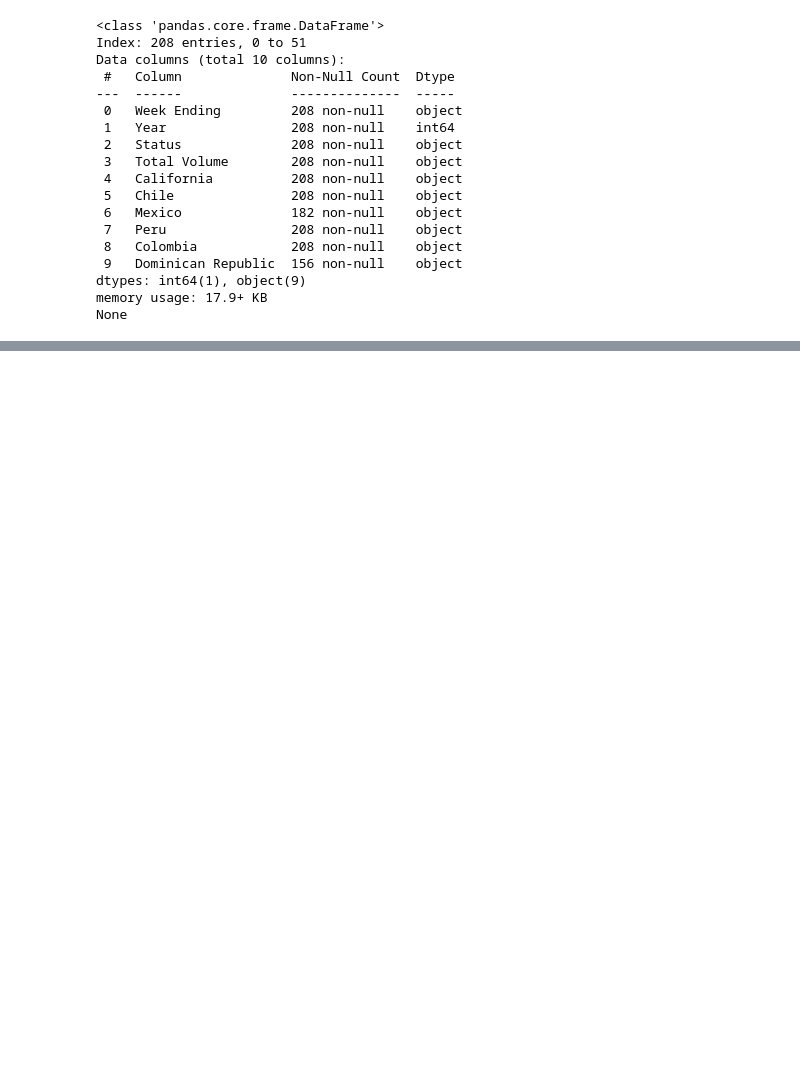
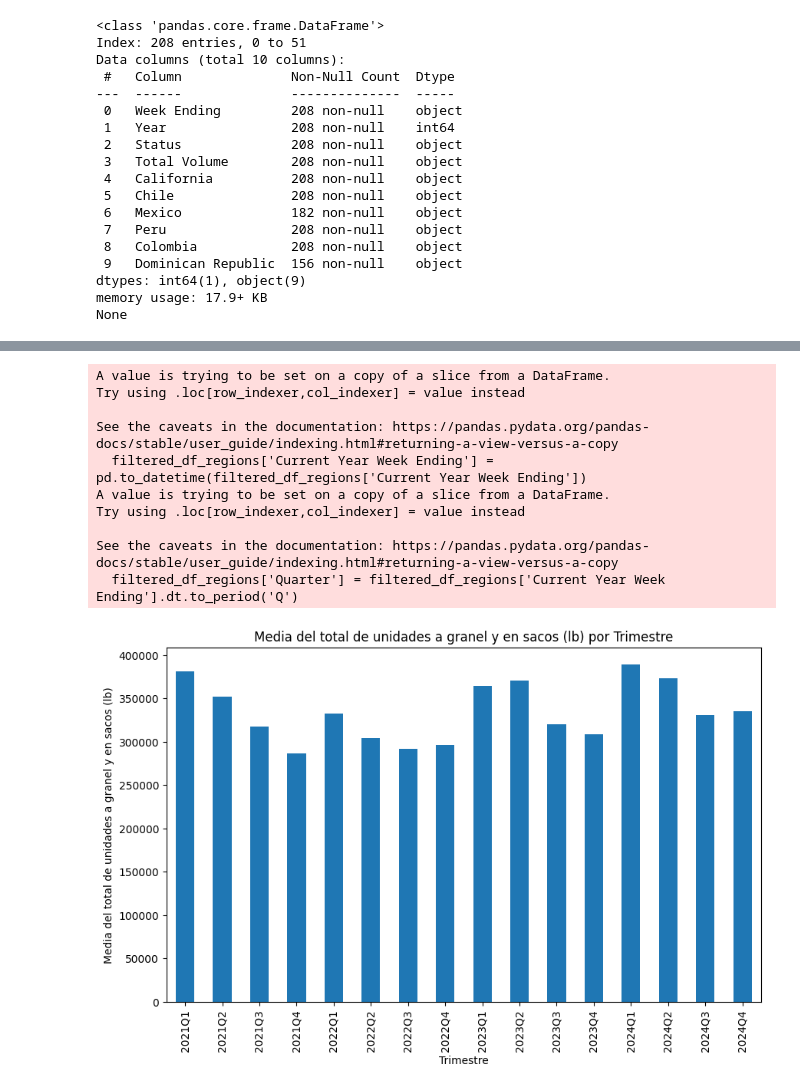
Before and after one commit to arboldeku/Avocado-2.0, a Jupyter notebook: code/import.ipynb, the cells around one changed output, grey strips where cells are left out. Cells and saved outputs as stored; diff of their text form; code cells hidden in the pictures; blank space fills up the shorter version.

```diff
--- a/code/import.ipynb
+++ b/code/import.ipynb
@@ -178,3 +178,26 @@ Bivariado
 Trimestre vs Total Volumne (venta)
 Regiones vs Total volumen (venta)
 Trimestre vs AVG precio
+# %%
+import pandas as pd
+import matplotlib.pyplot as plt
+
+merged_df = pd.read_csv('../dataset/merged_df.csv')
+
+cities = ['Albany', 'Atlanta', 'Boise', 'Boston', 'Charlotte', 'Chicago', 'Columbus',
+          'Denver', 'Detroit', 'Grand Rapids', 'Houston', 'Indianapolis', 'Jacksonville',
+          'Las Vegas', 'Los Angeles', 'Louisville', 'Nashville', 'New York', 'Orlando',
+          'Philadelphia', 'Pittsburgh', 'Providence', 'Portland', 'Roanoke', 'Sacramento',
+          'San Diego', 'San Francisco', 'Seattle', 'Spokane', 'St. Louis', 'Syracuse',
+          'Tampa', 'Toledo', 'Wichita']
+
+regions = ['Baltimore/Washington', 'Birmingham/Montgomery', 'Buffalo/Rochester',
+           'Cincinnati/Dayton', 'Dallas/Ft. Worth', 'Harrisburg/Scranton',
+           'Hartford/Springfield', 'Miami/Ft. Lauderdale', 'New Orleans/Mobile',
+           'Northern New England', 'Peoria/Springfield', 'Phoenix/Tucson',
+           'Raleigh/Greensboro', 'Richmond/Norfolk', 'South Carolina', 'West Tex/New Mexico']
+
+greaterregions = ['California', 'Great Lakes', 'Midsouth', 'Northeast', 'Plains',
+                  'South Central', 'Southeast', 'West']
+
+filtered_df_regions = merged_df[merged_df['Geography'].isin(regions)]
@@ -180,0 +213,27 @@ Trimestre vs AVG precio
+# %%
+import pandas as pd
+import matplotlib.pyplot as plt
+
+filtered_df_regions['Current Year Week Ending'] = pd.to_datetime(filtered_df_regions['Current Year Week Ending'])
+
+filtered_df_regions['Quarter'] = filtered_df_regions['Current Year Week Ending'].dt.to_period('Q')
+quarterly_mean = filtered_df_regions.groupby('Quarter')['Total Bulk and Bags Units'].mean()
+
+plt.figure(figsize=(10, 6))
+quarterly_mean.plot(kind='bar')
+plt.xlabel('Trimestre')
+plt.ylabel('Media del total de unidades a granel y en sacos (lb)')
+plt.title('Media del total de unidades a granel y en sacos (lb) por Trimestre')
+plt.show()
+# %% [output]
+A value is trying to be set on a copy of a slice from a DataFrame.
+Try using .loc[row_indexer,col_indexer] = value instead
+
+See the caveats in the documentation: https://pandas.pydata.org/pandas-docs/stable/user_guide/indexing.html#returning-a-view-versus-a-copy
+  filtered_df_regions['Current Year Week Ending'] = pd.to_datetime(filtered_df_regions['Current Year Week Ending'])
+A value is trying to be set on a copy of a slice from a DataFrame.
+Try using .loc[row_indexer,col_indexer] = value instead
+
+See the caveats in the documentation: https://pandas.pydata.org/pandas-docs/stable/user_guide/indexing.html#returning-a-view-versus-a-copy
+  filtered_df_regions['Quarter'] = filtered_df_regions['Current Year Week Ending'].dt.to_period('Q')
+[figure, added]
```
Also changed, not shown: parts of 4 cells of this notebook.
